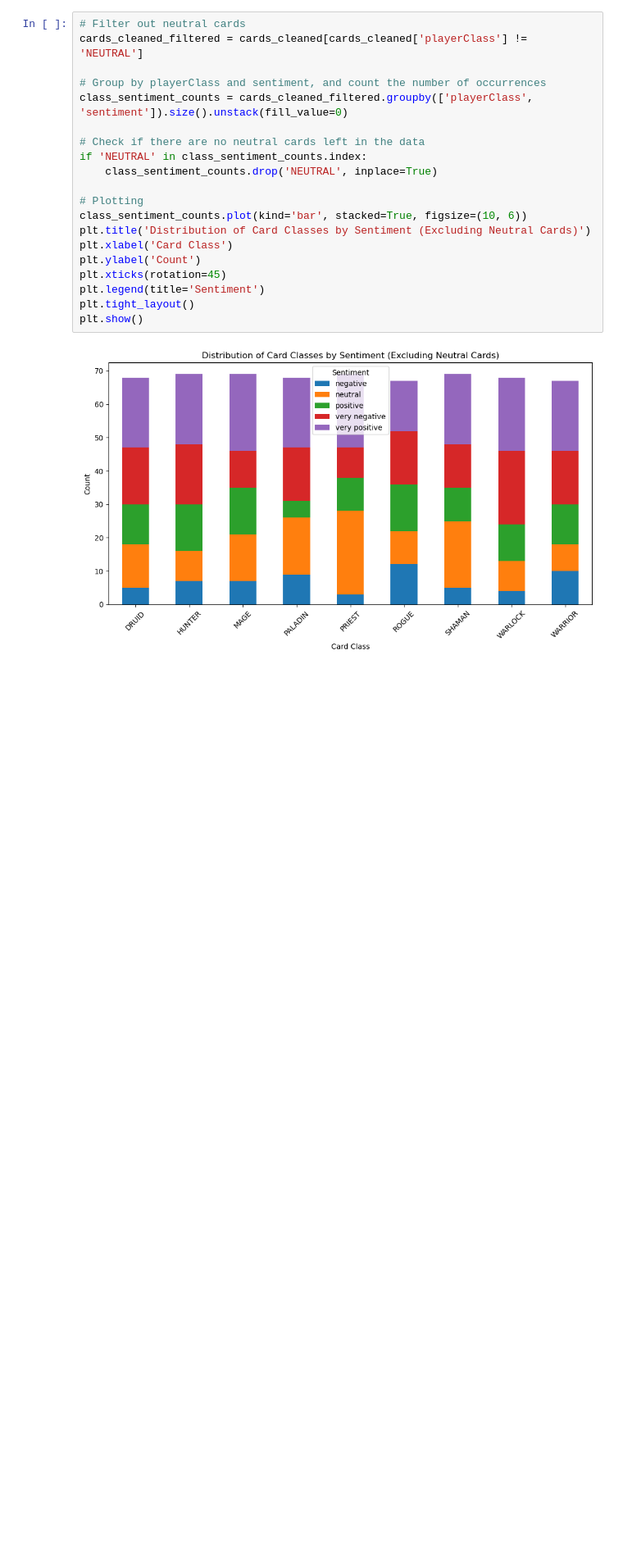
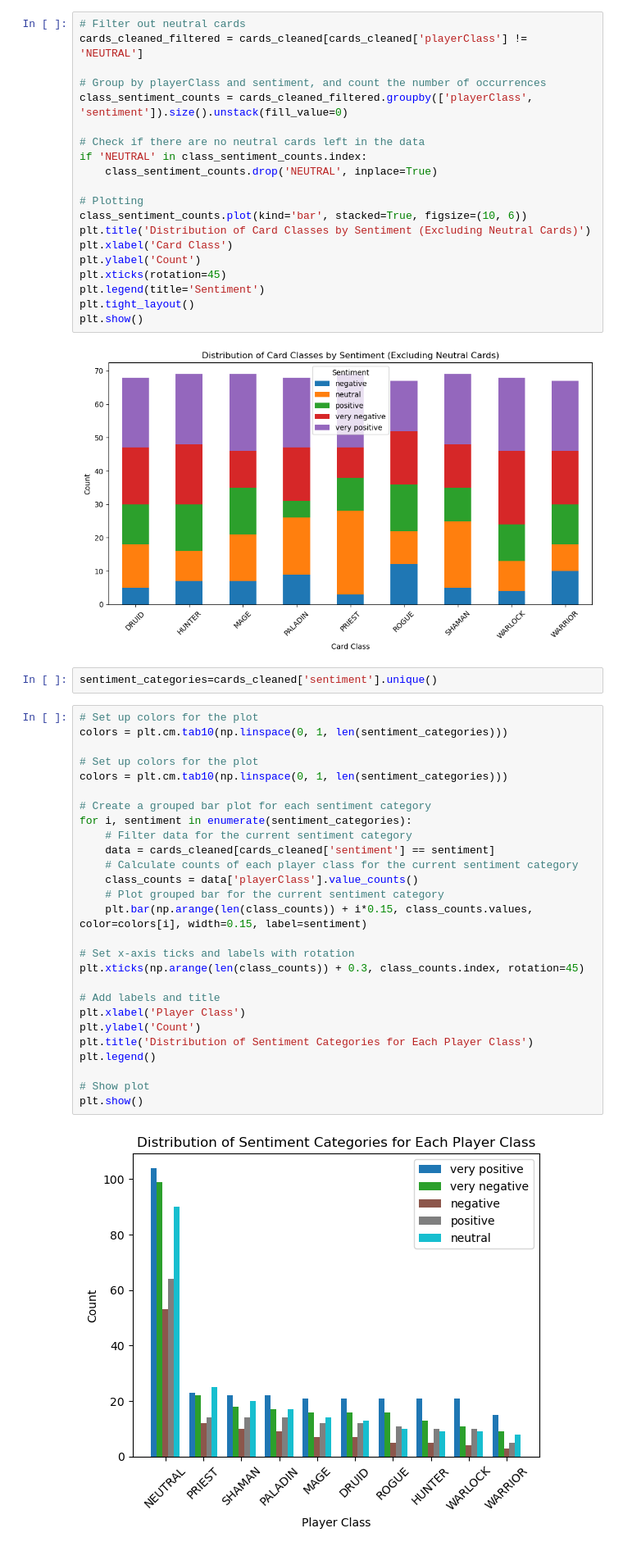
Before and after one commit to Marinasel86/Ironhack-Final-project-Hearthstone-cards-NLP, a Jupyter notebook: card sentimental analysis.ipynb, the cells around one changed output. Shown at 82% size. Drawn from its saved outputs; the diff is of its cells as text; blank space fills up the shorter version.

```diff
--- a/card sentimental analysis.ipynb
+++ b/card sentimental analysis.ipynb
@@ -133,3 +111,34 @@ plt.tight_layout()
 plt.show()
 # %% [output]
 [figure]
+# %%
+sentiment_categories=cards_cleaned['sentiment'].unique()
+# %%
+# Set up colors for the plot
+colors = plt.cm.tab10(np.linspace(0, 1, len(sentiment_categories)))
+
+# Set up colors for the plot
+colors = plt.cm.tab10(np.linspace(0, 1, len(sentiment_categories)))
+
+# Create a grouped bar plot for each sentiment category
+for i, sentiment in enumerate(sentiment_categories):
+    # Filter data for the current sentiment category
+    data = cards_cleaned[cards_cleaned['sentiment'] == sentiment]
+    # Calculate counts of each player class for the current sentiment category
+    class_counts = data['playerClass'].value_counts()
+    # Plot grouped bar for the current sentiment category
+    plt.bar(np.arange(len(class_counts)) + i*0.15, class_counts.values, color=colors[i], width=0.15, label=sentiment)
+
+# Set x-axis ticks and labels with rotation
+plt.xticks(np.arange(len(class_counts)) + 0.3, class_counts.index, rotation=45)
+
+# Add labels and title
+plt.xlabel('Player Class')
+plt.ylabel('Count')
+plt.title('Distribution of Sentiment Categories for Each Player Class')
+plt.legend()
+
+# Show plot
+plt.show()
+# %% [output]
+[figure, added]
```
Also changed, not shown: parts of 3 cells of this notebook, 8 other files.
